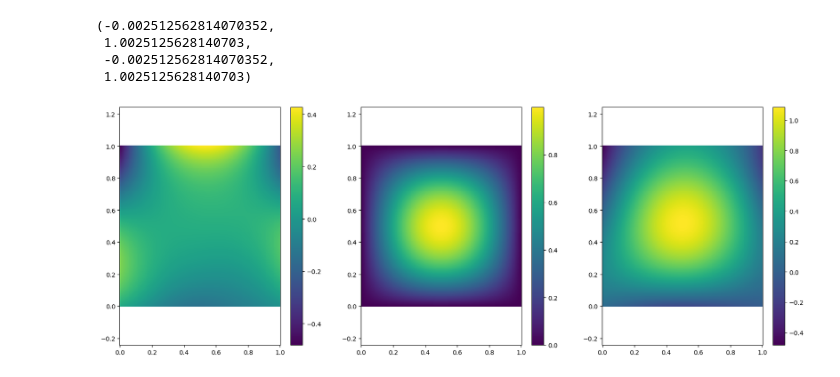
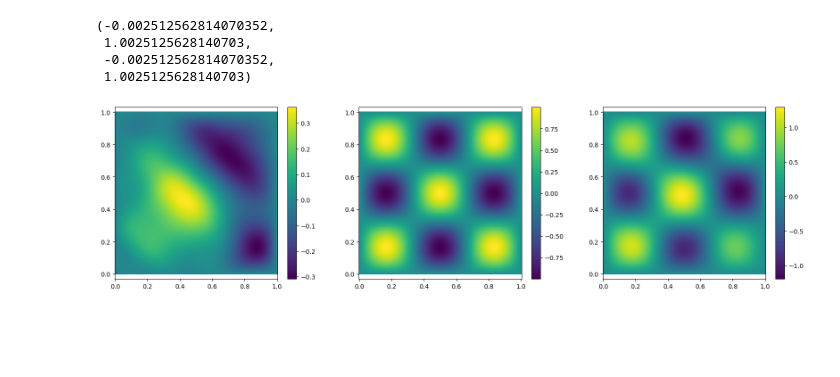
Before and after one commit to emastr/NaturalGradientTraining, a Jupyter notebook: examples/laplace_sherman.ipynb, the cells around one changed output. Cells and saved outputs as stored; diff of their text form; code cells hidden in the pictures; blank space fills up the shorter version.

Commit message:
update examples, additional domains, different natgrad solvers

```diff
--- a/examples/laplace_sherman.ipynb
+++ b/examples/laplace_sherman.ipynb
@@ -21,6 +22,10 @@ jax.config.update("jax_enable_x64", True)
 # %%
 # random seed
 seed = 2
+freq = 3.
+eps = 0#1e-4 # Damping parameter for Newton CG
+#solver=lambda A, b: cg(A, b, maxiter=20)[0]
+solver=lambda A, b: lstsq(A, b, rcond=1e-10)[0]
 
 # domains
 interior = Square(1.) #Polygon(jnp.array([[0,0], [1,0], [0,1]])) # S
@@ -43,7 +48,6 @@ model = mlp.mlp(activation)
 v_model = vmap(model, (None, 0))
 
 #
-freq = 1.
 
 # solution
 @jit
@@ -57,13 +61,6 @@ def f(xy):
 # gramians
 gram_bdry = gram_factory(model = model, trafo = model_identity, integrator = boundary_integrator)
 gram_laplace = gram_factory(model = model, trafo = model_laplace, integrator = interior_integrator)
-
-@jit
-def gram(params):
-    return gram_laplace(params) + gram_bdry(params)
-
-# natural gradient
-nat_grad = nat_grad_factory_generic(gram, solver=lambda A, b: cg(A, b, maxiter=1000)[0])
 
 # trick to get the signature (params, v_x) -> v_residual
 _residual = lambda params: laplace(lambda x: model(params, x))
@@ -97,8 +94,21 @@ v_error_abs_grad = vmap(lambda x: jnp.dot(grad(error)(x), grad(error)(x))**0.5)
 def l2_norm(f, integrator):
     return integrator(lambda x: (f(x))**2)**0.5
 
+
+@jit
+def gram(params):
+    gram_ = gram_laplace(params) + gram_bdry(params)
+    grad_, _ =  jax.flatten_util.ravel_pytree(grad(loss)(params))
+    grad_norm_ = jnp.linalg.norm(grad_)
+    #return gram_ + eps * jnp.eye(gram_.shape[0]) * grad_norm_ ** 0.5
+    return gram_ + eps * jnp.eye(gram_.shape[0])
+
+# natural gradient
+nat_grad = nat_grad_factory_generic(gram, solver)
+
 print("Switching to ENG \n")
-N = 4000
+
+N = 1000
 for it in range(N):
 
     # Step:  param = param - step * nat_grads
@@ -108,12 +118,9 @@ for it in range(N):
     #
     grads = grad(loss)(params)
     nat_grads = nat_grad(params, grads)
-    params, actual_step = ls_update(params, grads)
+    params, actual_step = ls_update(params, nat_grads)
 
     if it % 50 == 0:
-        interior_integrator.update()
-        boundary_integrator.update()
-
         gram_mat = gram(params)
 
         # errors
@@ -121,6 +128,14 @@ for it in range(N):
         h1_error = l2_error + l2_norm(v_error_abs_grad, eval_integrator)
         loss_val = loss(params)
 
+        interior_integrator.update()#lambda x: v_residual(params, x))
+        boundary_integrator.update()
+
+        boundary_grad_norm = jnp.linalg.norm(jax.flatten_util.ravel_pytree(grad(boundary_loss)(params))[0])
+        interior_grad_norm = jnp.linalg.norm(jax.flatten_util.ravel_pytree(grad(interior_loss)(params))[0])
+
+        print(f"Boundary loss: {boundary_grad_norm:.2e}, Interior loss: {interior_grad_norm:.2e}=====================================================================================================================================================")
+
         jnp.save(f"/home/emastr/phd/NaturalGradientTraining/data/state_{it}", {"gram": gram_mat, "params":params, "loss": loss_val, "error": l2_error})
         print(f'NG Iteration: {it} with loss: {loss_val} with error '
               f'L2: {l2_error} and error H1: {h1_error} and step: {actual_step}', end="\r")
@@ -132,31 +160,31 @@ NG Iteration: 3950 with loss: 0.28596839976493554 with error L2: 0.1249847152386
 # %%
 import matplotlib.pyplot as plt
 
 points = interior.random_integration_points(random.PRNGKey(0), 5000)
 vals = v_model(params, points)
 
-plt.figure(figsize=(20, 7))
+plt.figure(figsize=(20, 5))
 
 plt.subplot(1, 3, 1)
 pmesh = plot_func(vmap(error, (0)), interior)
 plt.colorbar(pmesh)
 plt.axis('equal')
 
 plt.subplot(1, 3, 2)
 pmesh = plot_func(vmap(u_star, (0)), interior)
 plt.colorbar(pmesh)
 plt.axis('equal')
 
 plt.subplot(1, 3, 3)
 pmesh = plot_func(lambda x: v_model(params, x), interior)
 plt.colorbar(pmesh)
 plt.axis('equal')
 # %% [output]
 (-0.002512562814070352,
  1.0025125628140703,
  -0.002512562814070352,
  1.0025125628140703)
-[figure, old version]
+[figure, new version]
 # %%
 ids = list(range(0, 400, 50))
 n = int(jnp.ceil(float(len(ids)) ** 0.5))
```
Also changed, not shown: parts of 4 cells of this notebook, 3 other files.
